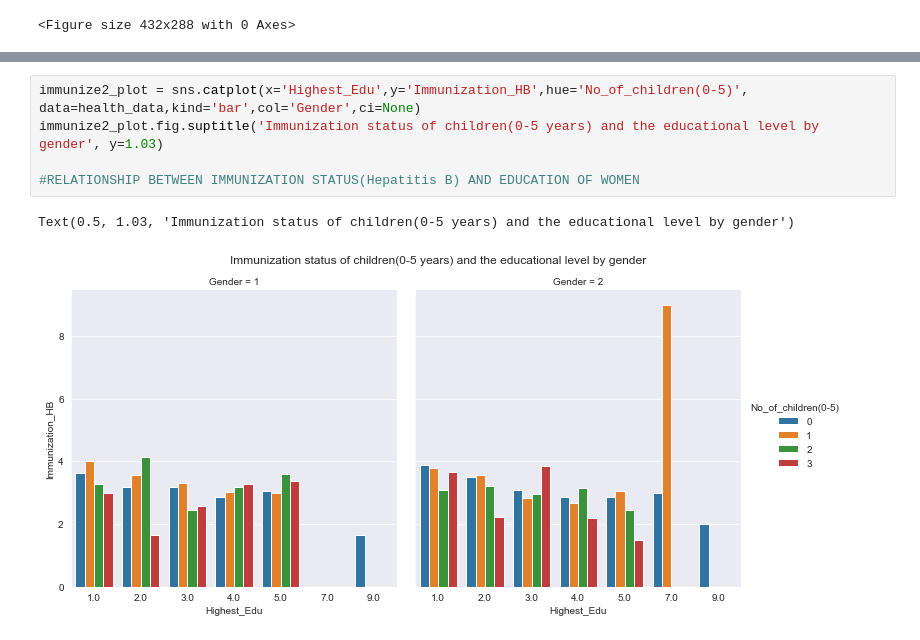
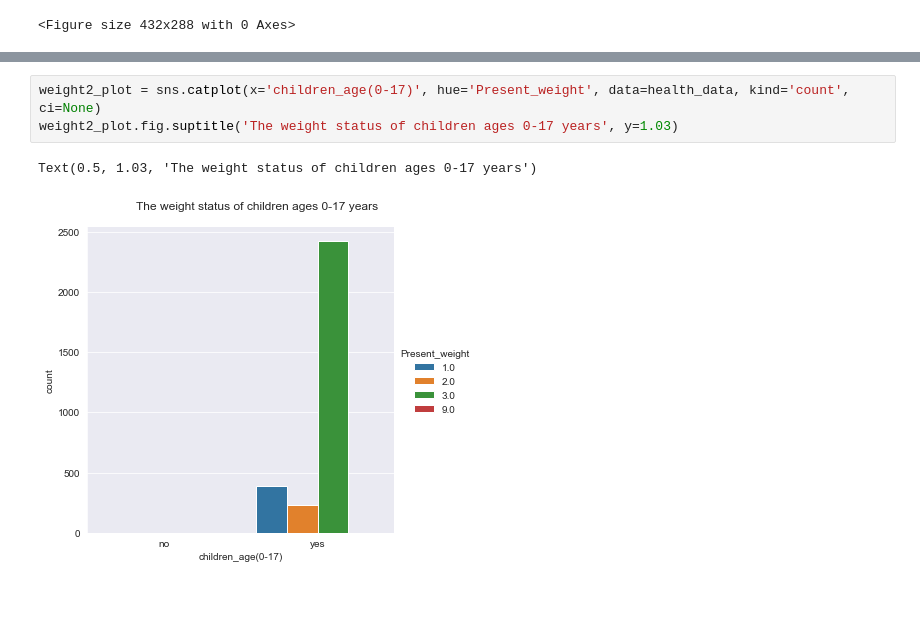
Before and after one commit to Motunodu/Capstone_Project, a Jupyter notebook: motunrayo_capstone_project/motunrayo_capstone_notebook-checkpoint.ipynb, the cells around one changed output, grey strips where cells are left out. Drawn from its saved outputs; the diff is of its cells as text; blank space fills up the shorter version.

```diff
--- a/motunrayo_capstone_project/motunrayo_capstone_notebook-checkpoint.ipynb
+++ b/motunrayo_capstone_project/motunrayo_capstone_notebook-checkpoint.ipynb
@@ -395,8 +389,6 @@ Text(0.5, 1.03, 'Immunization status of children(0-5 years) and the educational
 # %%
-immunize2_plot = sns.catplot(x='Highest_Edu',y='Immunization_HB',hue='No_of_children(0-5)', data=health_data,kind='bar',col='Gender',ci=None)
-immunize2_plot.fig.suptitle('Immunization status of children(0-5 years) and the educational level by gender', y=1.03)
-
-#RELATIONSHIP BETWEEN IMMUNIZATION STATUS(Hepatitis B) AND EDUCATION OF WOMEN
+weight2_plot = sns.catplot(x='children_age(0-17)', hue='Present_weight', data=health_data, kind='count', ci=None)
+weight2_plot.fig.suptitle('The weight status of children ages 0-17 years', y=1.03)
 # %% [output]
-Text(0.5, 1.03, 'Immunization status of children(0-5 years) and the educational level by gender')
+Text(0.5, 1.03, 'The weight status of children ages 0-17 years')
-[figure, old version]
+[figure, new version]
```
Also changed, not shown: parts of 23 cells of this notebook.
